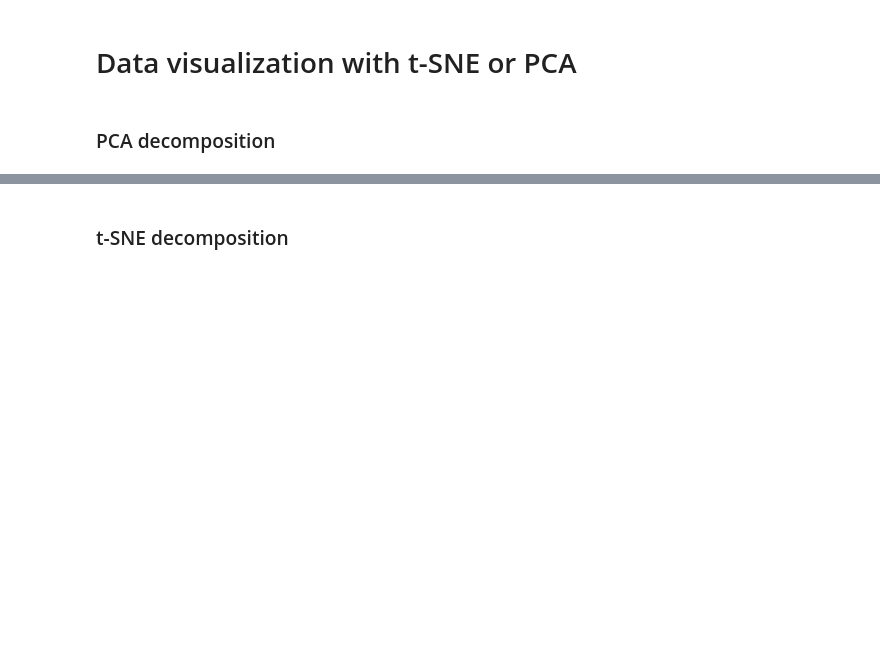
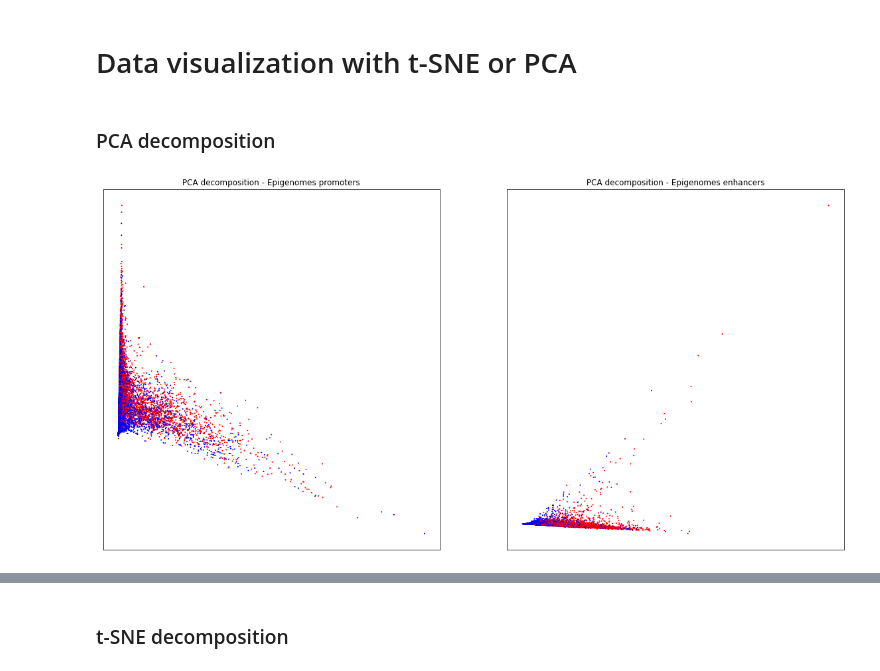
Before and after one commit to ndrep/bioinformatics, a Jupyter notebook: Bioinformatic_project.ipynb, the cells around one changed output, grey strips where cells are left out. Saved outputs shown, nothing was run; the diff lists cells and outputs as text; code cells hidden in the pictures; blank space fills up the shorter version.

```diff
--- a/Bioinformatic_project.ipynb
+++ b/Bioinformatic_project.ipynb
@@ -562,2 +621,33 @@ def to_bed(data:pd.DataFrame)->pd.DataFrame:
+# %%
+tasks_seq = {
+    "x":[
+        *[
+            val.values
+            for val in sequence.values()
+        ]
+    ],
+    "y":[
+        *[
+            val.values.ravel()
+            for val in labels.values()
+        ]
+    ],
+    "titles":[
+        "Sequence promoters",
+        "Sequence enhancers"
+    ]
+}
+
+tasks_seq
+
+
+xss = tasks_seq["x"]
+yss = tasks_seq["y"]
+titless = tasks_seq["titles"]
+
+assert len(xss) == len(yss) == len(titless)
+
+for x, y in zip(xss, yss):
+    assert x.shape[0] == y.shape[0]
 # %% [markdown]
 ### PCA decomposition
@@ -579,0 +659,11 @@ def get_pca_decomposition(
+# %%
+fig, axes = plt.subplots(nrows=1, ncols=2, figsize=(20, 10))
+
+for x, y, title, axis in tqdm(zip(xs, ys, titles, axes.flatten()), desc="Computing PCAs", total=len(xs)):
+    axis.scatter(*pca(x).T, s=1, c=['#ff0000' if i else '#0000ff' for i in y])
+    axis.xaxis.set_visible(False)
+    axis.yaxis.set_visible(False)
+    axis.set_title(f"PCA decomposition - {title}")
+plt.show()
+# %% [output]
+[figure, added]
```
Also changed, not shown: parts of 25 cells of this notebook.
